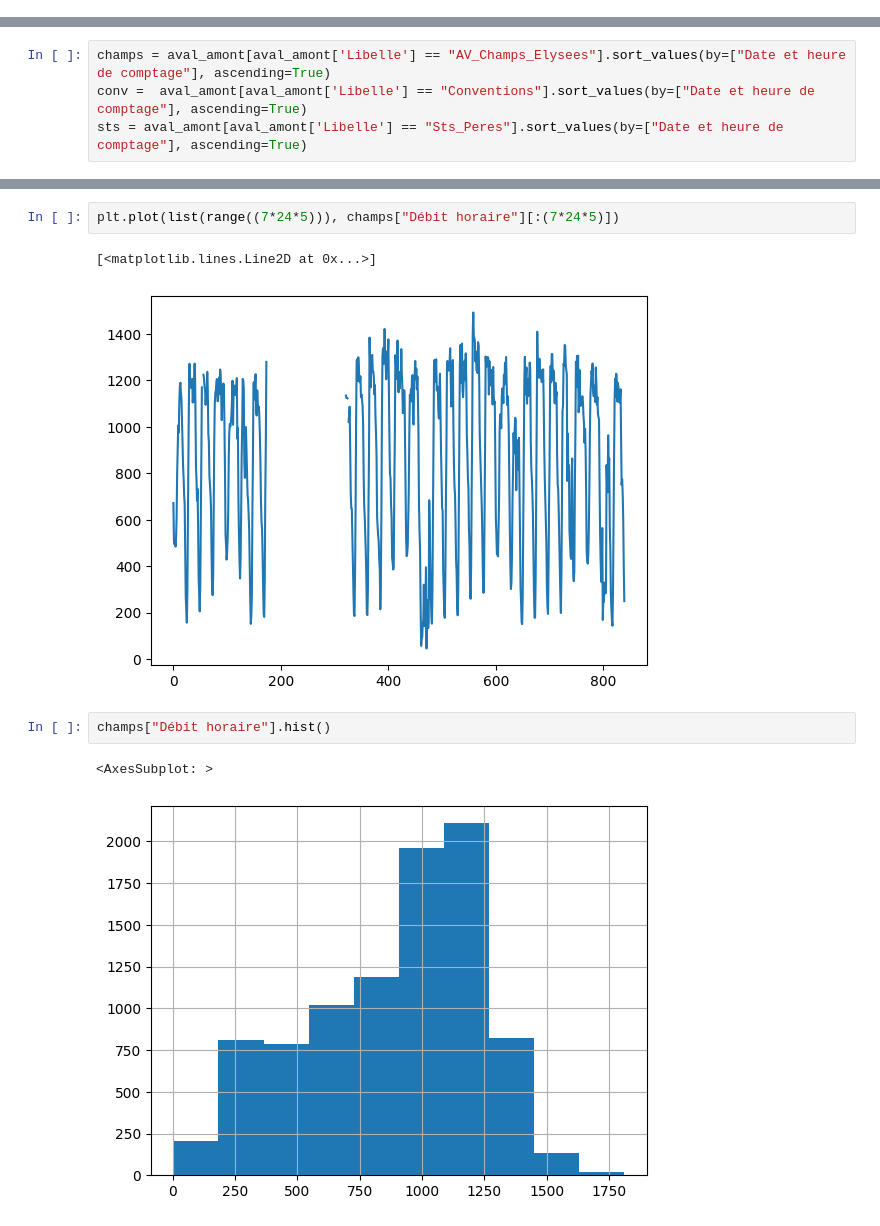
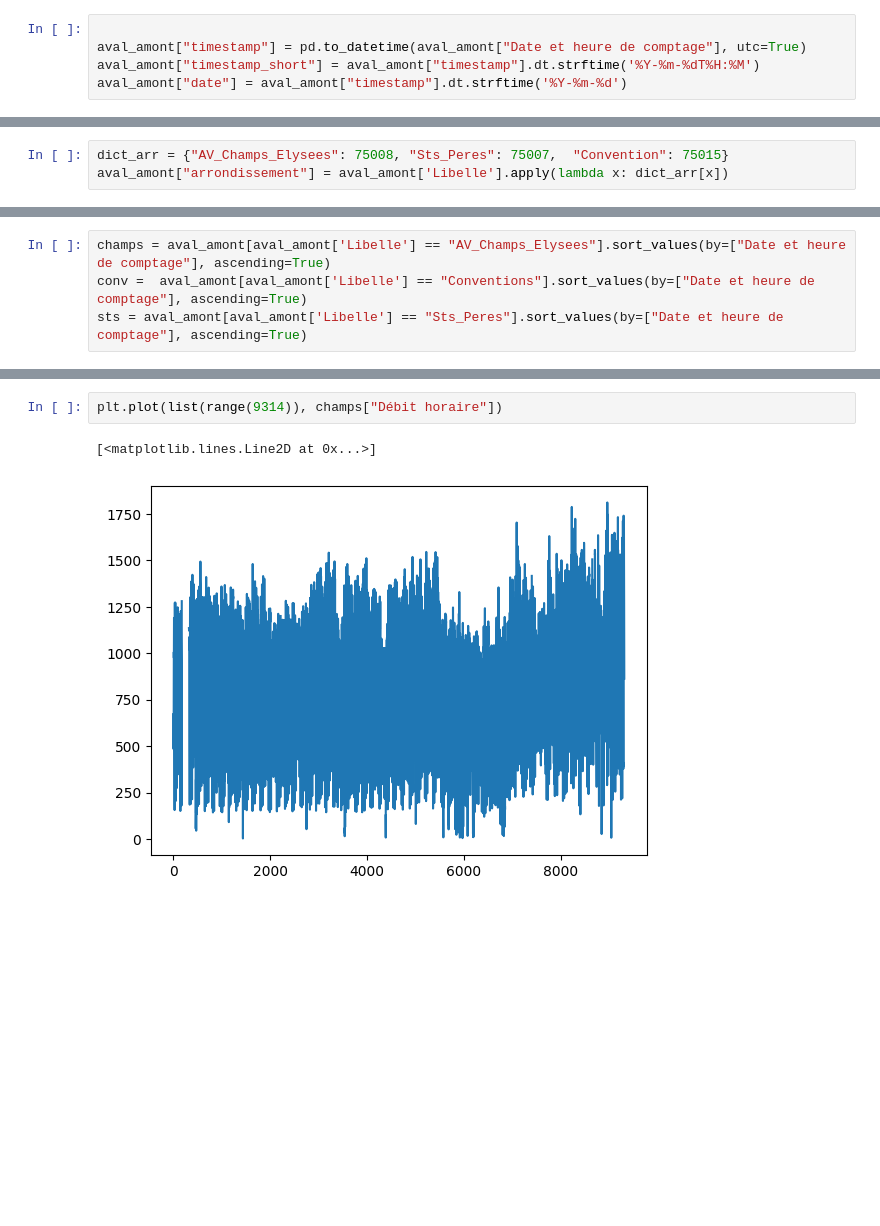
Before and after one commit to Behachee/Road-Traffic-Prediction-Paris, a Jupyter notebook: exploration.ipynb, the cells around one changed output, grey strips where cells are left out. Cells and saved outputs as stored; diff of their text form; blank space fills up the shorter version.

```diff
--- a/exploration.ipynb
+++ b/exploration.ipynb
@@ -115,0 +92,5 @@ Name: Libelle noeud aval, dtype: object
+# %%
+
+aval_amont["timestamp"] = pd.to_datetime(aval_amont["Date et heure de comptage"], utc=True)
+aval_amont["timestamp_short"] = aval_amont["timestamp"].dt.strftime('%Y-%m-%dT%H:%M')
+aval_amont["date"] = aval_amont["timestamp"].dt.strftime('%Y-%m-%d')
@@ -115,0 +113,3 @@ Name: Libelle noeud aval, dtype: object
+# %%
+dict_arr = {"AV_Champs_Elysees": 75008, "Sts_Peres": 75007,  "Convention": 75015}
+aval_amont["arrondissement"] = aval_amont['Libelle'].apply(lambda x: dict_arr[x])
@@ -144,10 +303,5 @@ sts = aval_amont[aval_amont['Libelle'] == "Sts_Peres"].sort_values(by=["Date et
 # %%
-plt.plot(list(range((7*24*5))), champs["Débit horaire"][:(7*24*5)])
+plt.plot(list(range(9314)), champs["Débit horaire"])
 # %% [output]
 [<matplotlib.lines.Line2D at 0x...>]
-[figure, old version]
+[figure, new version]
-# %%
-champs["Débit horaire"].hist()
-# %% [output]
-<AxesSubplot: >
-[figure, removed]
```
Also changed, not shown: parts of 23 cells of this notebook.
